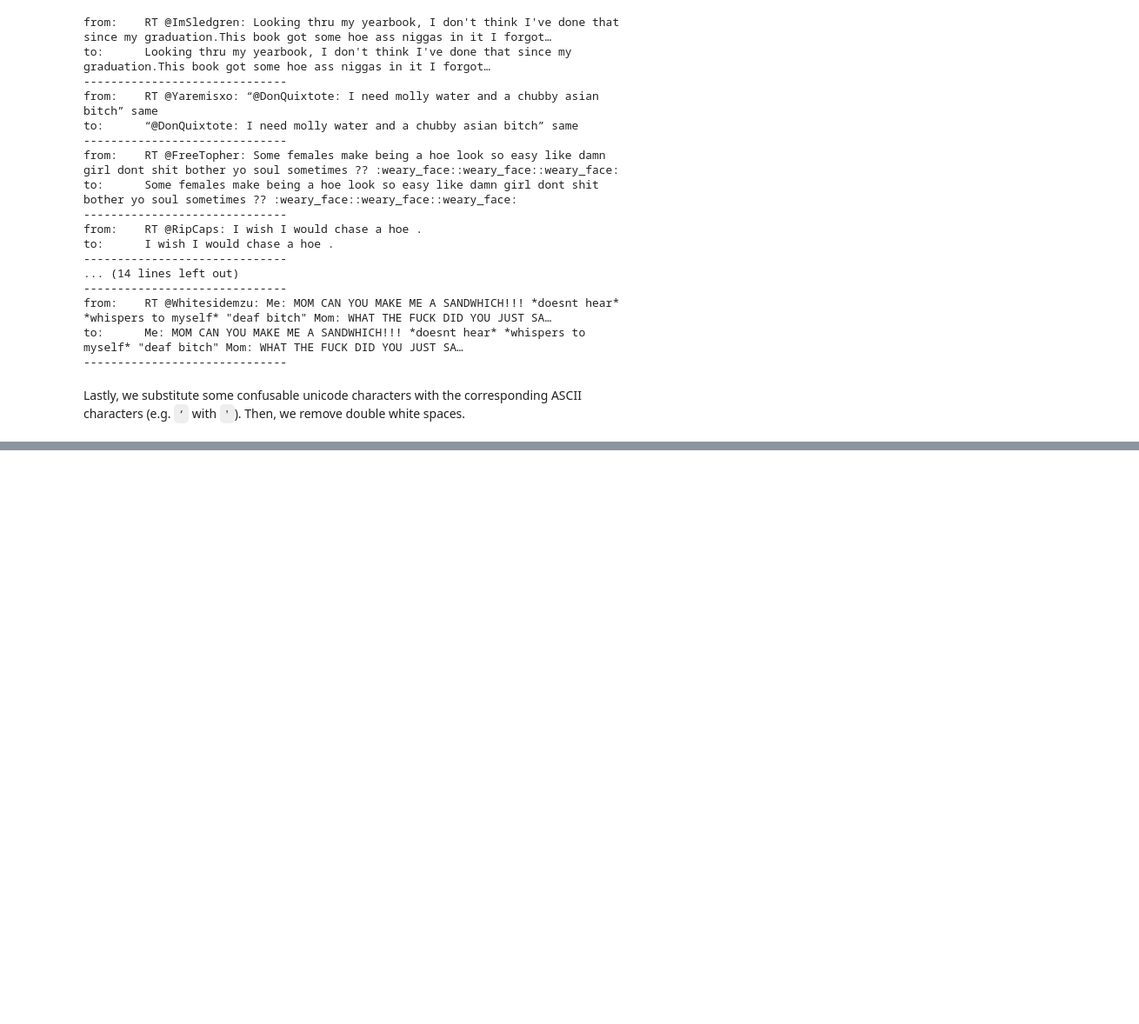
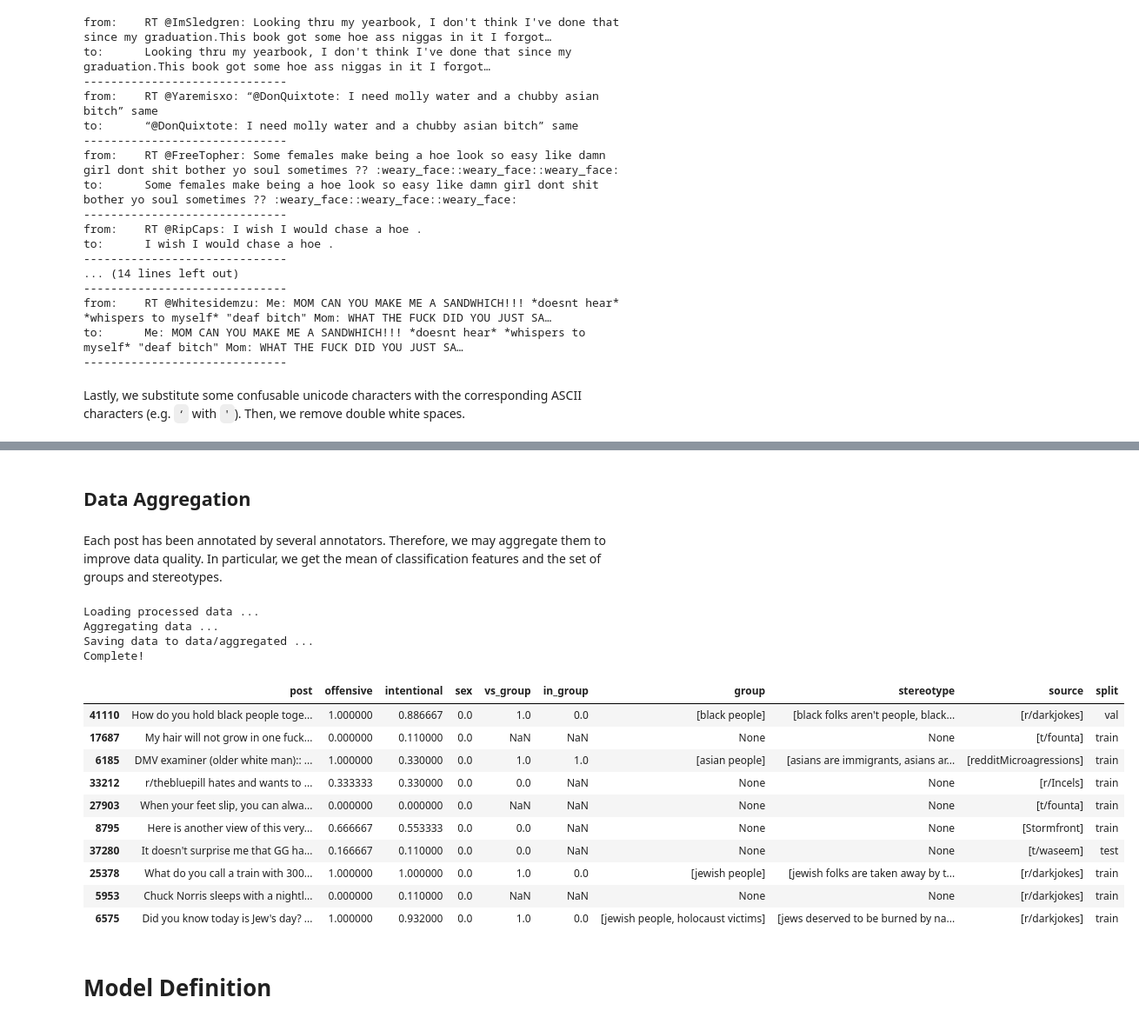
Before and after one commit to matteoperiani2/social_bias_framework, a Jupyter notebook: notebook.ipynb, the cells around one changed output, grey strips where cells are left out. Shown at 87% size. Cells and saved outputs as stored; diff of their text form; code cells hidden in the pictures; blank space fills up the shorter version.

Commit message:
feat: add aggregated dataset

```diff
--- a/notebook.ipynb
+++ b/notebook.ipynb
@@ -1136,0 +1130,11 @@ Apply the preprocess to the whole dataset and store it.
+# %%
+data = datasets.load_from_disk(config.data.clean)
+
+overlapping_data = data.map(lambda example: {"post": preprocess_post(example["post"])})
+train_data = overlapping_data["train"]
+val_data = remove_overlapping_posts(train_data, overlapping_data["val"])
+test_data = remove_overlapping_posts(train_data, overlapping_data["test"])
+val_data = remove_overlapping_posts(test_data, val_data)
+
+print("Overlapping between val data and train or test data:", len(overlapping_data["val"]) - len(val_data))
+print("Overlapping between test data and train data:", len(overlapping_data["test"]) - len(test_data))
@@ -1136,0 +1148,6 @@ Apply the preprocess to the whole dataset and store it.
+# %%
+data = datasets.load_from_disk(config.data.clean)
+df = to_pandas(data)
+df = df[df["split"] != "test"]
+stereotypes = df[df["stereotype"].notnull()]["stereotype"].unique().tolist()
+print("Number of unique stereotypes:", len(stereotypes))
@@ -1143 +1243,31 @@ Saving data to data/processed
 Complete!
+# %% [markdown]
+## Data Aggregation
+# %% [markdown]
+Each post has been annotated by several annotators. Therefore, we may aggregate them to improve data quality. In particular, we get the mean of classification features and the set of groups and stereotypes.
+# %%
+aggregate_data(config)
+# %% [output]
+Loading processed data ...
+Aggregating data ...
+Saving data to data/aggregated ...
+Complete!
+# %%
+data = datasets.load_from_disk(config.data.aggregated)
+df = to_pandas(data)
+# %%
+df.sample(10)
+# %% [output]
+|  | post | offensive | intentional | sex | vs_group | in_group | group | stereotype | source | split |
+| 41110 | How do you hold black people toge... | 1.000000 | 0.886667 | 0.0 | 1.0 | 0.0 | [black people] | [black folks aren't people, black... | [r/darkjokes] | val |
+| 17687 | My hair will not grow in one fuck... | 0.000000 | 0.110000 | 0.0 | NaN | NaN | None | None | [t/founta] | train |
+| 6185 | DMV examiner (older white man):: ... | 1.000000 | 0.330000 | 0.0 | 1.0 | 1.0 | [asian people] | [asians are immigrants, asians ar... | [redditMicroagressions] | train |
+| 33212 | r/thebluepill hates and wants to ... | 0.333333 | 0.330000 | 0.0 | 0.0 | NaN | None | None | [r/Incels] | train |
+| 27903 | When your feet slip, you can alwa... | 0.000000 | 0.000000 | 0.0 | NaN | NaN | None | None | [t/founta] | train |
+| 8795 | Here is another view of this very... | 0.666667 | 0.553333 | 0.0 | 0.0 | NaN | None | None | [Stormfront] | train |
+| 37280 | It doesn't surprise me that GG ha... | 0.166667 | 0.110000 | 0.0 | 0.0 | NaN | None | None | [t/waseem] | test |
+| 25378 | What do you call a train with 300... | 1.000000 | 1.000000 | 0.0 | 1.0 | 0.0 | [jewish people] | [jewish folks are taken away by t... | [r/darkjokes] | train |
+| 5953 | Chuck Norris sleeps with a nightl... | 0.000000 | 0.110000 | 0.0 | NaN | NaN | None | None | [r/darkjokes] | train |
+| 6575 | Did you know today is Jew's day? ... | 1.000000 | 0.932000 | 0.0 | 1.0 | 0.0 | [jewish people, holocaust victims] | [jews deserved to be burned by na... | [r/darkjokes] | train |
+# %% [markdown]
+# Model Definition
```
Also changed, not shown: parts of 48 cells of this notebook, 8 other files.
